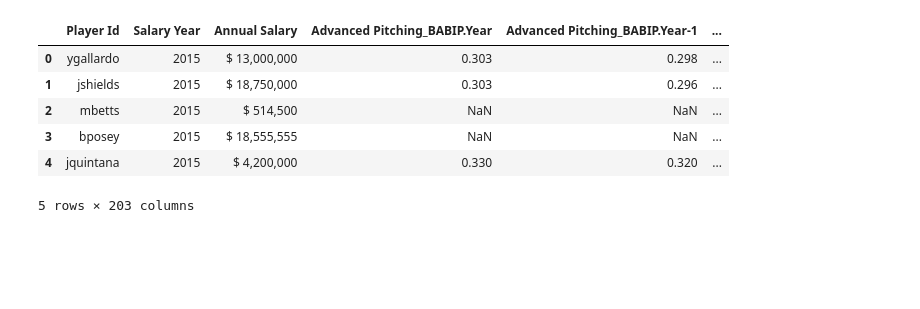
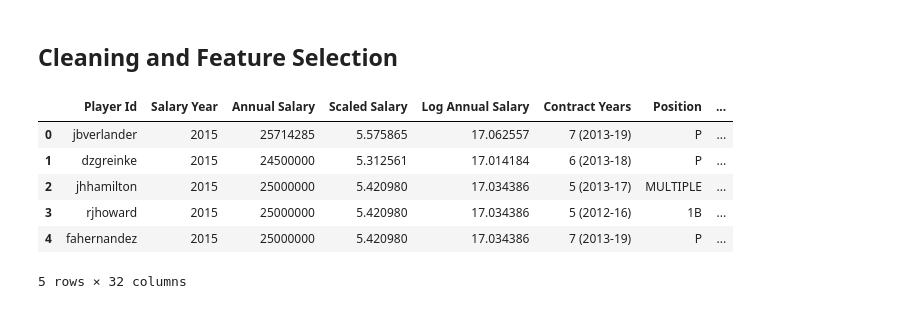
Before and after one commit to natereed/predicting-team-wins-and-player-salaries, a Jupyter notebook: Model.ipynb, the cells around one changed output. Saved outputs shown, nothing was run; the diff lists cells and outputs as text; code cells hidden in the pictures; blank space fills up the shorter version.

```diff
--- a/Model.ipynb
+++ b/Model.ipynb
@@ -7,13 +7,58 @@ obs_df = pd.read_csv(os.path.join("data", "db", "Observations.csv"))
-# %%
-obs_df.head()
-# %% [output]
-|  | Player Id | Salary Year | Annual Salary | Advanced Pitching_BABIP.Year | Advanced Pitching_BABIP.Year-1 | ... |
-| 0 | ygallardo | 2015 | $ 13,000,000 | 0.303 | 0.298 | ... |
-| 1 | jshields | 2015 | $ 18,750,000 | 0.303 | 0.296 | ... |
-| 2 | mbetts | 2015 | $ 514,500 | NaN | NaN | ... |
-| 3 | bposey | 2015 | $ 18,555,555 | NaN | NaN | ... |
-| 4 | jquintana | 2015 | $ 4,200,000 | 0.330 | 0.320 | ... |
-5 rows × 203 columns
+# %% [markdown]
+## Cleaning and Feature Selection
+# %%
+df['Annual Salary'] = df['Annual Salary'].str.replace("$", "")
+df['Annual Salary'] = df['Annual Salary'].str.replace(",", "")
+df['Annual Salary'] = pd.to_numeric(df['Annual Salary'])
+df['Log Annual Salary'] = np.log(df['Annual Salary'])
+#df.head()
+
+# Average Player Salary by year
+df_gb_year = df.groupby('Salary Year')
+counts = df_gb_year.count()
+average_player_salaries = df_gb_year.sum()['Annual Salary'] / df_gb_year.count()['Annual Salary']
+avg_player_salaries_df = average_player_salaries.reset_index()
+avg_player_salaries_df.columns = ['Salary Year', 'Average Annual Player Salary']
+df = pd.merge(df, avg_player_salaries_df, on='Salary Year')
+
+# Adjust salaries by the average annual salary in that year, to account for inflation
+df['Scaled Salary'] = df['Annual Salary'] / df['Average Annual Player Salary']
+
+# Pitching metrics
+# Wins per Inning Pitched. This might be more useful than wins alone.
+df['Pitching_Career_WPIP'] = df['Pitching_Career_W'] / df['Pitching_Career_IP']
+
+# Starter or reliever? Games Started Per Full Games Played
+df['Pitching_Career_GSPFGP']= df['Pitching_Career_GS'] * 9 / df['Pitching_Career_IP']
+df.head()
+
+# Set position to prior year's
+df['Position'] = df['Fielding_POS.1.Year-1']
+
+# Add categorical value for multiple positions
+df.loc[df['Num Positions.Year-1'] > 1, ('Position')] = 'MULTIPLE'
+
+# Subset columns
+df = pd.DataFrame(df, columns=['Player Id', 'Salary Year', 'Annual Salary', 'Scaled Salary',
+                               'Log Annual Salary', 'Contract Years', 'Position',
+                               'Batting_Career_Num_Seasons', 'Batting_Career_G', 'Batting_Career_AVG',
+                               'Batting_Career_PSN', 'Batting_Career_SB', 'Batting_Career_HR',
+                               'Batting_Career_RBI',
+                               'Pitching_Career_Num_Seasons', 'Pitching_Career_G', 'Pitching_Career_ER',
+                               'Pitching_Career_ERA', 'Pitching_Career_IP', 'Pitching_Career_SO',
+                               'Pitching_Career_SHO', 'Pitching_Career_W', 'Pitching_Career_L',
+                               'Pitching_Career_WPIP', 'Pitching_Career_GS', 'Pitching_Career_GSPFGP',
+                               'Fielding_Career_Num_Seasons', 'Fielding_Career_G', 'Fielding_Career_FPCT',
+                               'Fielding_Career_A', 'Fielding_Career_PO', 'Fielding_Career_E'])
+df.head()
+# %% [output]
+|  | Player Id | Salary Year | Annual Salary | Scaled Salary | Log Annual Salary | Contract Years | Position | ... |
+| 0 | jbverlander | 2015 | 25714285 | 5.575865 | 17.062557 | 7 (2013-19) | P | ... |
+| 1 | dzgreinke | 2015 | 24500000 | 5.312561 | 17.014184 | 6 (2013-18) | P | ... |
+| 2 | jhhamilton | 2015 | 25000000 | 5.420980 | 17.034386 | 5 (2013-17) | MULTIPLE | ... |
+| 3 | rjhoward | 2015 | 25000000 | 5.420980 | 17.034386 | 5 (2012-16) | 1B | ... |
+| 4 | fahernandez | 2015 | 25000000 | 5.420980 | 17.034386 | 7 (2013-19) | P | ... |
+5 rows × 32 columns
 # %%
 # Cleanup
 # Replace mising values
```
Also changed, not shown: parts of 22 cells of this notebook, 6 other files.
